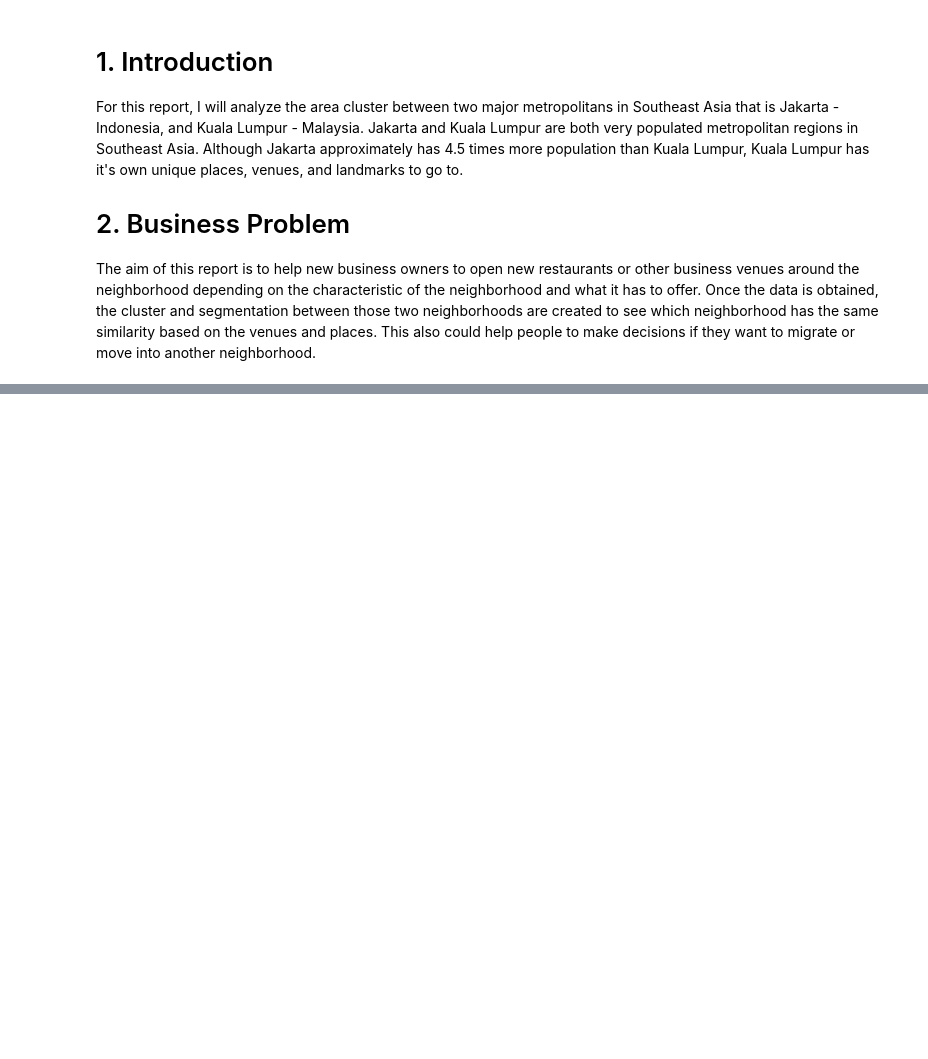
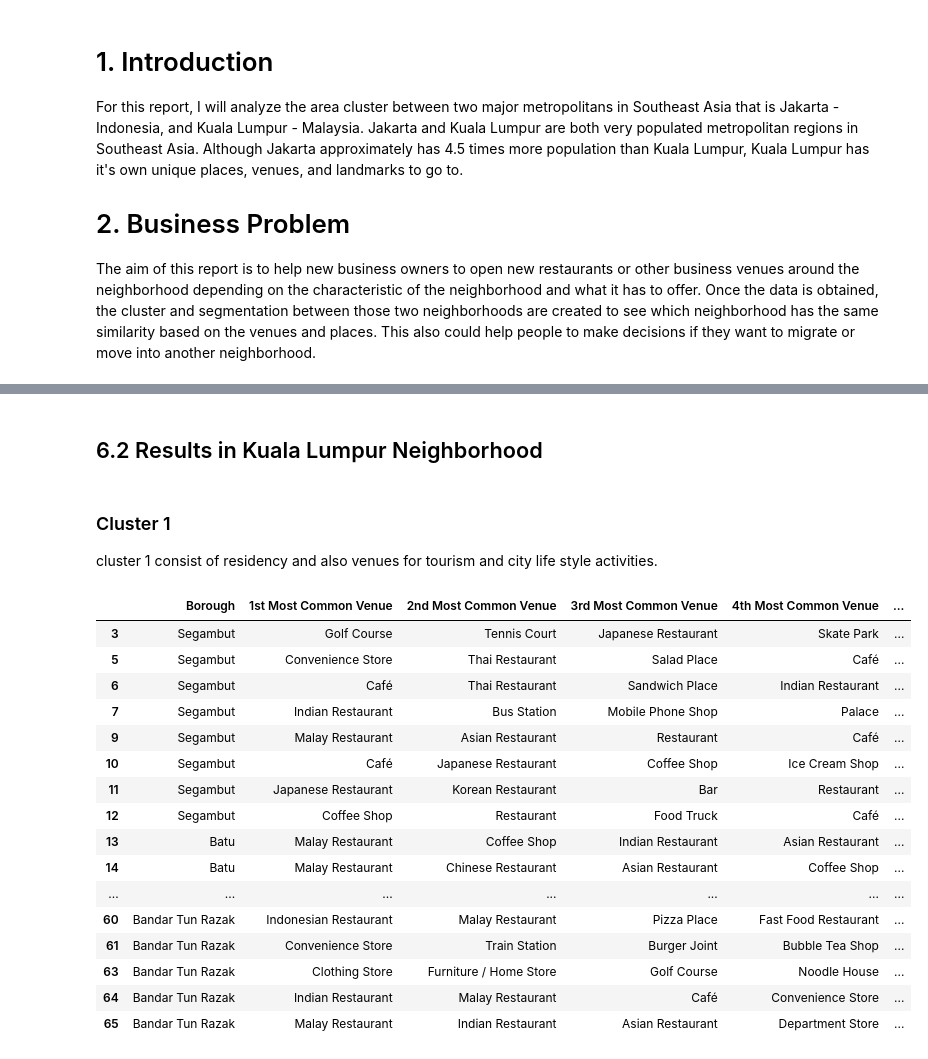
Before and after one commit to agungatd/Coursera_Capstone, a Jupyter notebook: Battle of Neighborhood.ipynb, the cells around one changed output, grey strips where cells are left out. Cells and saved outputs as stored; diff of their text form; code cells hidden in the pictures; blank space fills up the shorter version.

```diff
--- a/Battle of Neighborhood.ipynb
+++ b/Battle of Neighborhood.ipynb
@@ -10,0 +661,6 @@ The aim of this report is to help new business owners to open new restaurants or
+# %%
+# fit the data
+kl_kmmeans = kmeans.fit(kl_cluster)
+
+# check cluster labels generated for each row in the dataframe
+kl_kmmeans.labels_
@@ -10,0 +671,10 @@ The aim of this report is to help new business owners to open new restaurants or
+# %%
+# add clustering labels
+kl_venues_sorted.insert(0, 'Cluster Labels', kl_kmmeans.labels_)
+
+kl_merged = kl_df
+
+# merge surabaya_grouped with neighborhood_df to add latitude/longitude for each neighborhood
+kl_merged = kl_merged.join(kl_venues_sorted.set_index('Neighborhood'), on='Neighborhood')
+
+kl_merged.head()
@@ -10,0 +792,25 @@ The aim of this report is to help new business owners to open new restaurants or
+# %% [markdown]
+## 6.2 Results in Kuala Lumpur Neighborhood
+# %% [markdown]
+### Cluster 1
+cluster 1 consist of residency and also venues for tourism and city life style activities.
+# %%
+kl_merged.loc[kl_merged['Cluster Labels'] == 0, kl_merged.columns[[0] + list(range(5, kl_merged.shape[1]))]]
+# %% [output]
+|  | Borough | 1st Most Common Venue | 2nd Most Common Venue | 3rd Most Common Venue | 4th Most Common Venue | ... |
+| 3 | Segambut | Golf Course | Tennis Court | Japanese Restaurant | Skate Park | ... |
+| 5 | Segambut | Convenience Store | Thai Restaurant | Salad Place | Café | ... |
+| 6 | Segambut | Café | Thai Restaurant | Sandwich Place | Indian Restaurant | ... |
+| 7 | Segambut | Indian Restaurant | Bus Station | Mobile Phone Shop | Palace | ... |
+| 9 | Segambut | Malay Restaurant | Asian Restaurant | Restaurant | Café | ... |
+| 10 | Segambut | Café | Japanese Restaurant | Coffee Shop | Ice Cream Shop | ... |
+| 11 | Segambut | Japanese Restaurant | Korean Restaurant | Bar | Restaurant | ... |
+| 12 | Segambut | Coffee Shop | Restaurant | Food Truck | Café | ... |
+| 13 | Batu | Malay Restaurant | Coffee Shop | Indian Restaurant | Asian Restaurant | ... |
+| 14 | Batu | Malay Restaurant | Chinese Restaurant | Asian Restaurant | Coffee Shop | ... |
+| ... | ... | ... | ... | ... | ... | ... |
+| 60 | Bandar Tun Razak | Indonesian Restaurant | Malay Restaurant | Pizza Place | Fast Food Restaurant | ... |
+| 61 | Bandar Tun Razak | Convenience Store | Train Station | Burger Joint | Bubble Tea Shop | ... |
+| 63 | Bandar Tun Razak | Clothing Store | Furniture / Home Store | Golf Course | Noodle House | ... |
+| 64 | Bandar Tun Razak | Indian Restaurant | Malay Restaurant | Café | Convenience Store | ... |
+| 65 | Bandar Tun Razak | Malay Restaurant | Indian Restaurant | Asian Restaurant | Department Store | ... |
```
Also changed, not shown: parts of 107 cells of this notebook.
